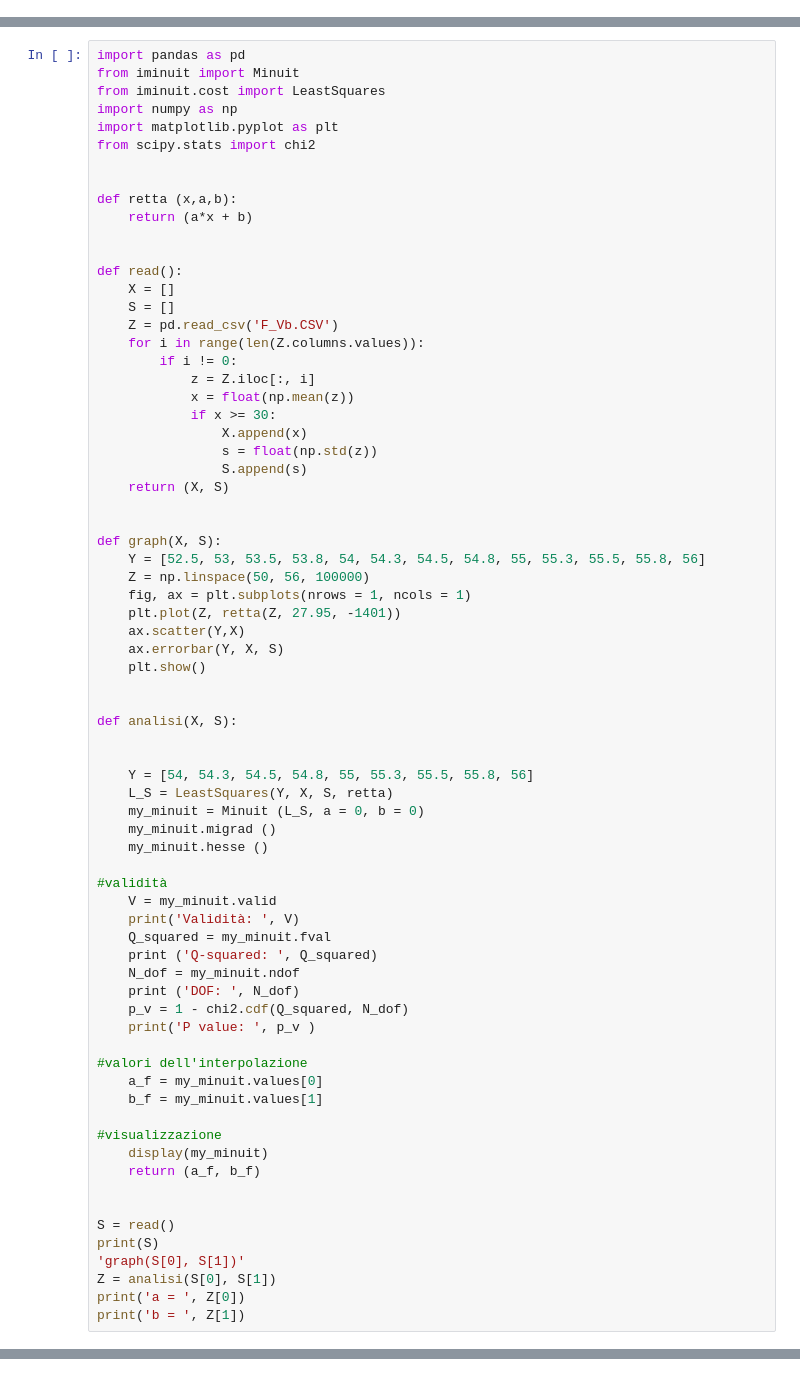
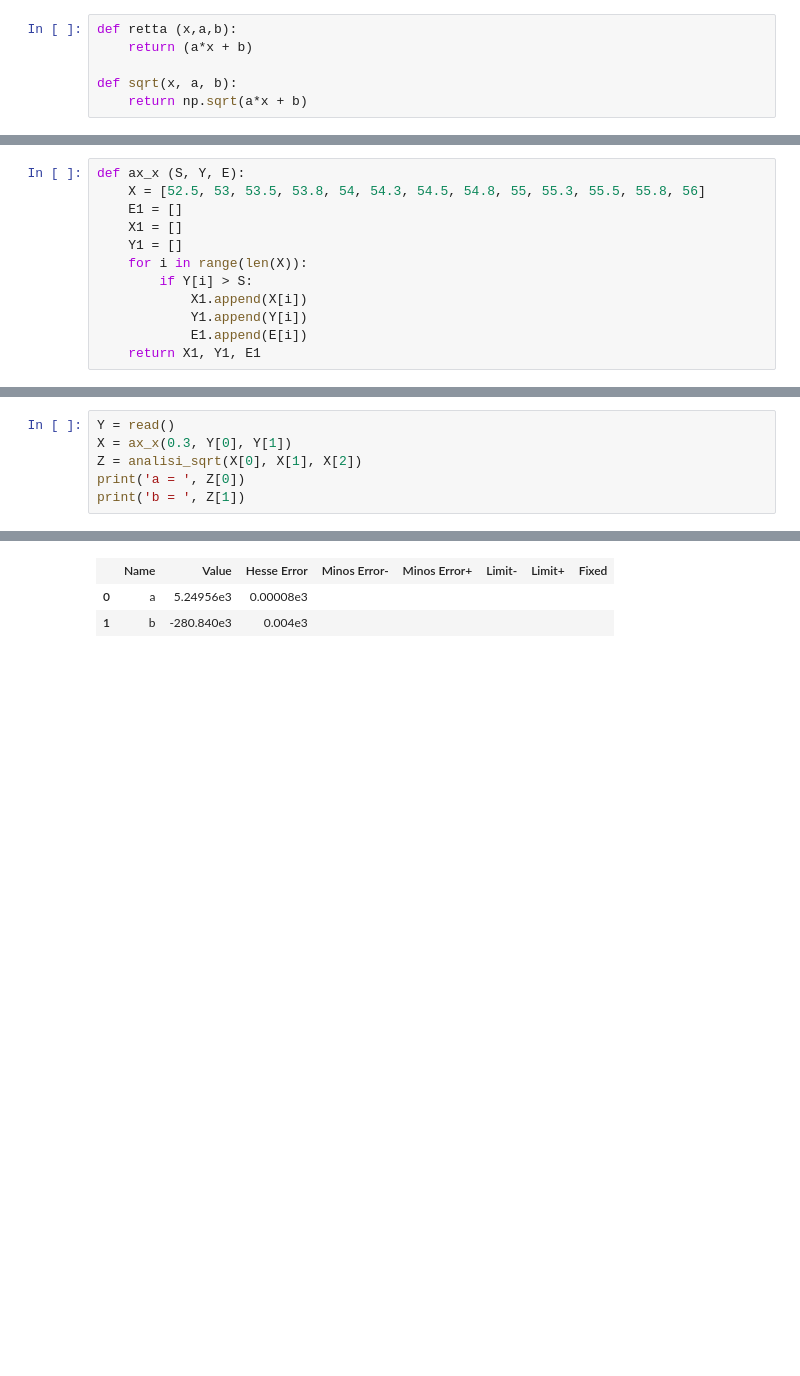
Before and after one commit to Pavar0tty/Laboratorio_SiPM, a Jupyter notebook: Analisi/Parte 1/Analisi Freq_Vb/Analisi.ipynb, the cells around one changed output, grey strips where cells are left out. Drawn from its saved outputs; the diff is of its cells as text; blank space fills up the shorter version.

```diff
--- a/Analisi/Parte 1/Analisi Freq_Vb/Analisi.ipynb
+++ b/Analisi/Parte 1/Analisi Freq_Vb/Analisi.ipynb
@@ -0,0 +8,6 @@
+# %%
+def retta (x,a,b):
+    return (a*x + b)
+
+def sqrt(x, a, b):
+    return np.sqrt(a*x + b)
@@ -0,0 +27,12 @@
+# %%
+def ax_x (S, Y, E):
+    X = [52.5, 53, 53.5, 53.8, 54, 54.3, 54.5, 54.8, 55, 55.3, 55.5, 55.8, 56]
+    E1 = []
+    X1 = []
+    Y1 = []
+    for i in range(len(X)):
+        if Y[i] > S:
+            X1.append(X[i])
+            Y1.append(Y[i])
+            E1.append(E[i])
+    return X1, Y1, E1
@@ -1,72 +98,7 @@
 # %%
-import pandas as pd
-from iminuit import Minuit
-from iminuit.cost import LeastSquares
-import numpy as np
-import matplotlib.pyplot as plt
-from scipy.stats import chi2
-
-
-def retta (x,a,b):
-    return (a*x + b)
-
-
-def read():
-    X = []
-    S = []
-    Z = pd.read_csv('F_Vb.CSV')
-    for i in range(len(Z.columns.values)):
-        if i != 0:
-            z = Z.iloc[:, i]
-            x = float(np.mean(z))
-            if x >= 30:
-                X.append(x)
-                s = float(np.std(z))
-                S.append(s)
-    return (X, S)
-
-
-def graph(X, S):
-    Y = [52.5, 53, 53.5, 53.8, 54, 54.3, 54.5, 54.8, 55, 55.3, 55.5, 55.8, 56]
-    Z = np.linspace(50, 56, 100000)
-    fig, ax = plt.subplots(nrows = 1, ncols = 1)
-    plt.plot(Z, retta(Z, 27.95, -1401))
-    ax.scatter(Y,X)
-    ax.errorbar(Y, X, S)
-    plt.show()
-
-
-def analisi(X, S):
-
-
-    Y = [54, 54.3, 54.5, 54.8, 55, 55.3, 55.5, 55.8, 56]
-    L_S = LeastSquares(Y, X, S, retta)
-    my_minuit = Minuit (L_S, a = 0, b = 0)
-    my_minuit.migrad ()
-    my_minuit.hesse ()
-
-#validità
-    V = my_minuit.valid
-    print('Validità: ', V)
-    Q_squared = my_minuit.fval
-    print ('Q-squared: ', Q_squared)
-    N_dof = my_minuit.ndof
-    print ('DOF: ', N_dof)
-    p_v = 1 - chi2.cdf(Q_squared, N_dof)
-    print('P value: ', p_v )
-
-#valori dell'interpolazione
-    a_f = my_minuit.values[0]
-    b_f = my_minuit.values[1]
-
-#visualizzazione
-    display(my_minuit)
-    return (a_f, b_f)
-
-
-S = read()
-print(S)
-'graph(S[0], S[1])'
-Z = analisi(S[0], S[1])
+Y = read()
+X = ax_x(0.3, Y[0], Y[1])
+Z = analisi_sqrt(X[0], X[1], X[2])
 print('a = ', Z[0])
 print('b = ', Z[1])
+# %% [output]
@@ -72,0 +115,3 @@ print('b = ', Z[1])
+|  | Name | Value | Hesse Error | Minos Error- | Minos Error+ | Limit- | Limit+ | Fixed |
+| 0 | a | 5.24956e3 | 0.00008e3 |  |  |  |  |  |
+| 1 | b | -280.840e3 | 0.004e3 |  |  |  |  |  |
```
Also changed, not shown: parts of 10 cells of this notebook, 2 other files.
